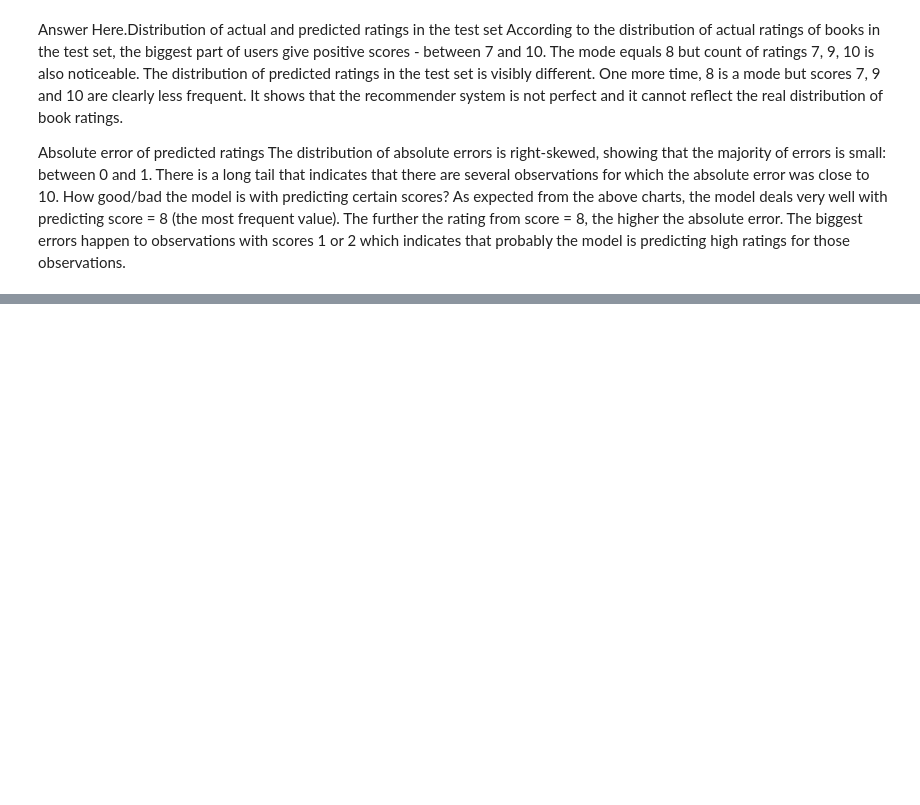
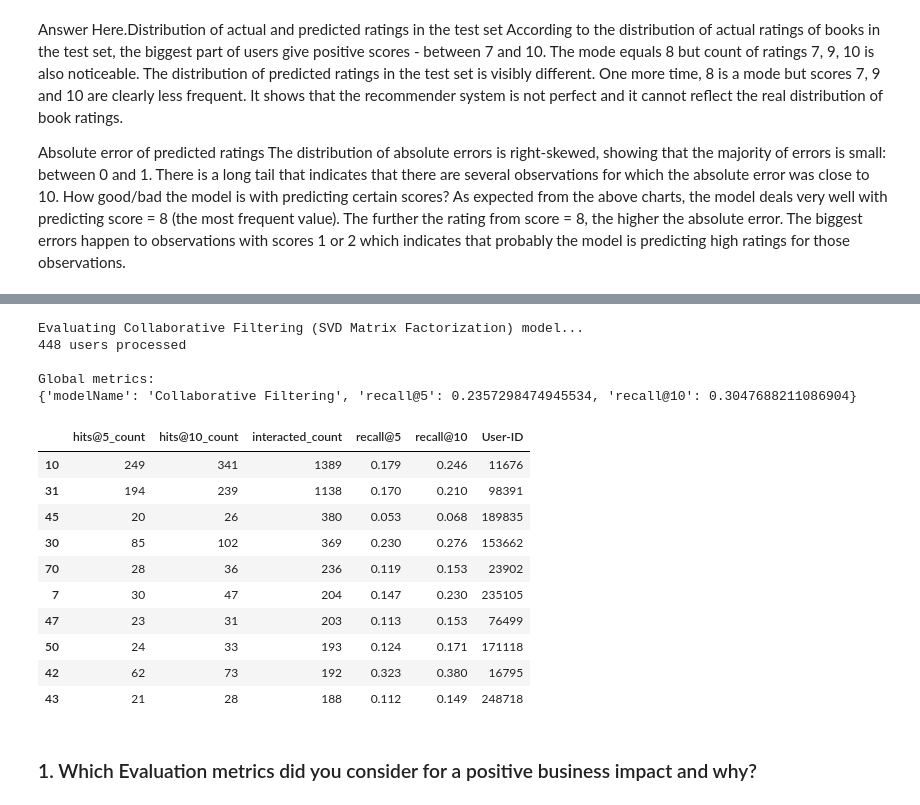
Before and after one commit to rins3005/Book_Recommendation_System, a Jupyter notebook: Rina_Patel_Book_Recommendation_System.ipynb, the cells around one changed output, grey strips where cells are left out. Cells and saved outputs as stored; diff of their text form; code cells hidden in the pictures; blank space fills up the shorter version.

```diff
--- a/Rina_Patel_Book_Recommendation_System.ipynb
+++ b/Rina_Patel_Book_Recommendation_System.ipynb
@@ -1707,0 +2186,2 @@ How good/bad the model is with predicting certain scores? As expected from the a
+# %%
+books = books_df
@@ -1707,0 +2198,34 @@ How good/bad the model is with predicting certain scores? As expected from the a
+# %%
+class CFRecommender:
+
+    MODEL_NAME = 'Collaborative Filtering'
+
+    def __init__(self, cf_predictions_df):
+        self.cf_predictions_df = cf_predictions_df
+
+    def get_model_name(self):
+        return self.MODEL_NAME
+
+    def recommend_items(self, user_id, items_to_ignore=[], topn=10):
+        # Get and sort the user's predictions
+        sorted_user_predictions = self.cf_predictions_df[user_id].sort_values(ascending=False).reset_index().rename(columns={user_id: 'recStrength'})
+
+        # Recommend the highest predicted rating content that the user hasn't seen yet.
+        recommendations_df = sorted_user_predictions[~sorted_user_predictions['ISBN'].isin(items_to_ignore)].sort_values('recStrength', ascending = False).head(topn)
+        recommendations_df=recommendations_df.merge(books,on='ISBN',how='inner')
+        recommendations_df=recommendations_df[['ISBN','Book-Title','recStrength']]
+
+        return recommendations_df
+
+
+
+cf_recommender_model = CFRecommender(cf_preds_df)
+# %%
+#Indexing by personId to speed up the searches during evaluation
+interactions_full_indexed_df = interactions_full_df.set_index('User-ID')
+interactions_train_indexed_df = interactions_train_df.set_index('User-ID')
+interactions_test_indexed_df = interactions_test_df.set_index('User-ID')
+# %%
+def get_items_interacted(UserID, interactions_df):
+    interacted_items = interactions_df.loc[UserID]['ISBN']
+    return set(interacted_items if type(interacted_items) == pd.Series else [interacted_items])
@@ -1707,0 +2418,25 @@ How good/bad the model is with predicting certain scores? As expected from the a
+# %%
+print('Evaluating Collaborative Filtering (SVD Matrix Factorization) model...')
+cf_global_metrics, cf_detailed_results_df = model_evaluator.evaluate_model(cf_recommender_model)
+
+print('\nGlobal metrics:\n%s' % cf_global_metrics)
+cf_detailed_results_df.head(10)
+# %% [output]
+Evaluating Collaborative Filtering (SVD Matrix Factorization) model...
+448 users processed
+
+Global metrics:
+{'modelName': 'Collaborative Filtering', 'recall@5': 0.2357298474945534, 'recall@10': 0.3047688211086904}
+|  | hits@5_count | hits@10_count | interacted_count | recall@5 | recall@10 | User-ID |
+| 10 | 249 | 341 | 1389 | 0.179 | 0.246 | 11676 |
+| 31 | 194 | 239 | 1138 | 0.170 | 0.210 | 98391 |
+| 45 | 20 | 26 | 380 | 0.053 | 0.068 | 189835 |
+| 30 | 85 | 102 | 369 | 0.230 | 0.276 | 153662 |
+| 70 | 28 | 36 | 236 | 0.119 | 0.153 | 23902 |
+| 7 | 30 | 47 | 204 | 0.147 | 0.230 | 235105 |
+| 47 | 23 | 31 | 203 | 0.113 | 0.153 | 76499 |
+| 50 | 24 | 33 | 193 | 0.124 | 0.171 | 171118 |
+| 42 | 62 | 73 | 192 | 0.323 | 0.380 | 16795 |
+| 43 | 21 | 28 | 188 | 0.112 | 0.149 | 248718 |
+# %% [markdown]
+### 1. Which Evaluation metrics did you consider for a positive business impact and why?
```
Also changed, not shown: parts of 85 cells of this notebook.
